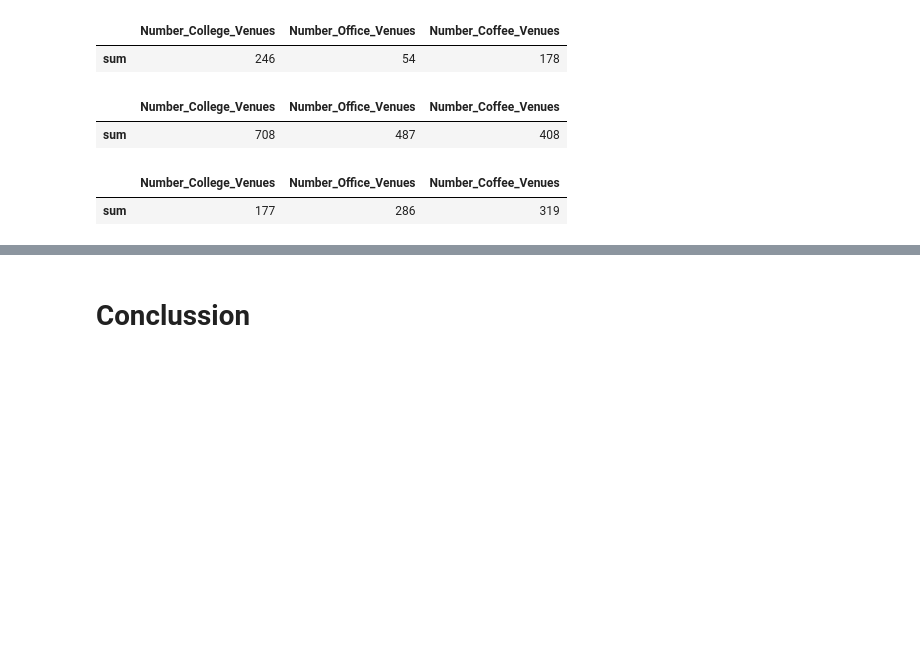
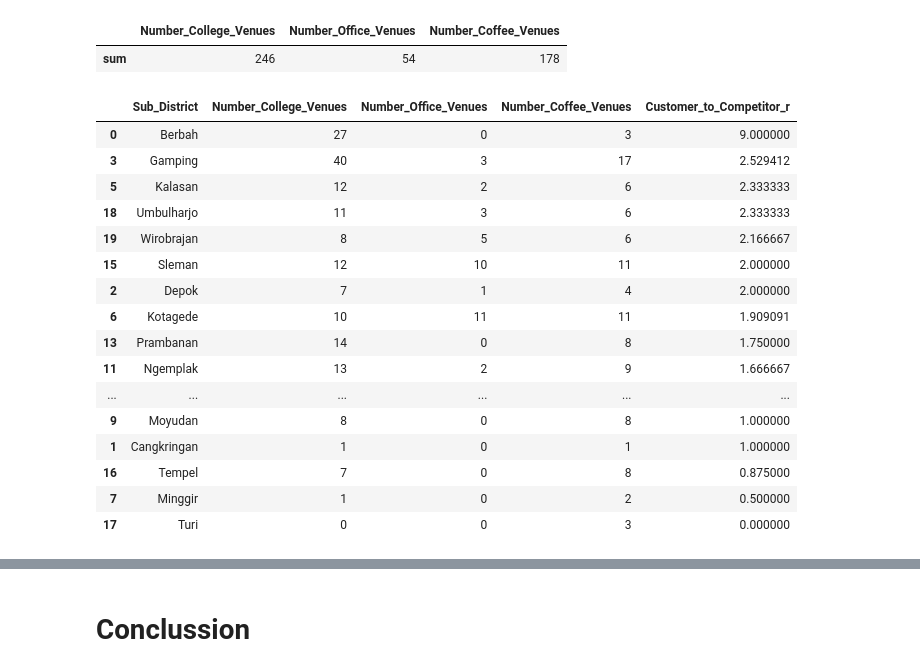
Before and after one commit to zylbergs/Project_Portofolio, a Jupyter notebook: IBMDS_capstone_project_Strategic_Branch_Estabilishment/Strategic_Branch_Estabilishment.ipynb, the cells around one changed output, grey strips where cells are left out. Saved outputs shown, nothing was run; the diff lists cells and outputs as text; code cells hidden in the pictures; blank space fills up the shorter version.

```diff
--- a/IBMDS_capstone_project_Strategic_Branch_Estabilishment/Strategic_Branch_Estabilishment.ipynb
+++ b/IBMDS_capstone_project_Strategic_Branch_Estabilishment/Strategic_Branch_Estabilishment.ipynb
@@ -446,13 +469,27 @@ clu_1.agg({'Number_College_Venues':['sum'],'Number_Office_Venues':['sum'],'Numbe
 # %% [output]
 |  | Number_College_Venues | Number_Office_Venues | Number_Coffee_Venues |
 | sum | 246 | 54 | 178 |
-# %%
-clu_2.agg({'Number_College_Venues':['sum'],'Number_Office_Venues':['sum'],'Number_Coffee_Venues':['sum']})
-# %% [output]
-|  | Number_College_Venues | Number_Office_Venues | Number_Coffee_Venues |
-| sum | 708 | 487 | 408 |
-# %%
-clu_3.agg({'Number_College_Venues':['sum'],'Number_Office_Venues':['sum'],'Number_Coffee_Venues':['sum']})
-# %% [output]
-|  | Number_College_Venues | Number_Office_Venues | Number_Coffee_Venues |
-| sum | 177 | 286 | 319 |
+# %%
+clu_1_venues = clu_1.groupby('Sub_District').sum()[['Number_College_Venues','Number_Office_Venues','Number_Coffee_Venues']].reset_index()
+clu_1_venues['Customer_to_Competitor_r'] = (clu_1_venues['Number_College_Venues']+clu_1_venues['Number_Office_Venues'])/clu_1_venues['Number_Coffee_Venues']
+clu_1_venues = clu_1_venues.sort_values('Customer_to_Competitor_r',ascending=False)
+clu_1_venues.to_csv('Cluster 1 characteristic.csv',index=False,index_label=False)
+clu_1_venues
+# %% [output]
+|  | Sub_District | Number_College_Venues | Number_Office_Venues | Number_Coffee_Venues | Customer_to_Competitor_r |
+| 0 | Berbah | 27 | 0 | 3 | 9.000000 |
+| 3 | Gamping | 40 | 3 | 17 | 2.529412 |
+| 5 | Kalasan | 12 | 2 | 6 | 2.333333 |
+| 18 | Umbulharjo | 11 | 3 | 6 | 2.333333 |
+| 19 | Wirobrajan | 8 | 5 | 6 | 2.166667 |
+| 15 | Sleman | 12 | 10 | 11 | 2.000000 |
+| 2 | Depok | 7 | 1 | 4 | 2.000000 |
+| 6 | Kotagede | 10 | 11 | 11 | 1.909091 |
+| 13 | Prambanan | 14 | 0 | 8 | 1.750000 |
+| 11 | Ngemplak | 13 | 2 | 9 | 1.666667 |
+| ... | ... | ... | ... | ... | ... |
+| 9 | Moyudan | 8 | 0 | 8 | 1.000000 |
+| 1 | Cangkringan | 1 | 0 | 1 | 1.000000 |
+| 16 | Tempel | 7 | 0 | 8 | 0.875000 |
+| 7 | Minggir | 1 | 0 | 2 | 0.500000 |
+| 17 | Turi | 0 | 0 | 3 | 0.000000 |
```
Also changed, not shown: parts of 8 cells of this notebook, 7 other files.
